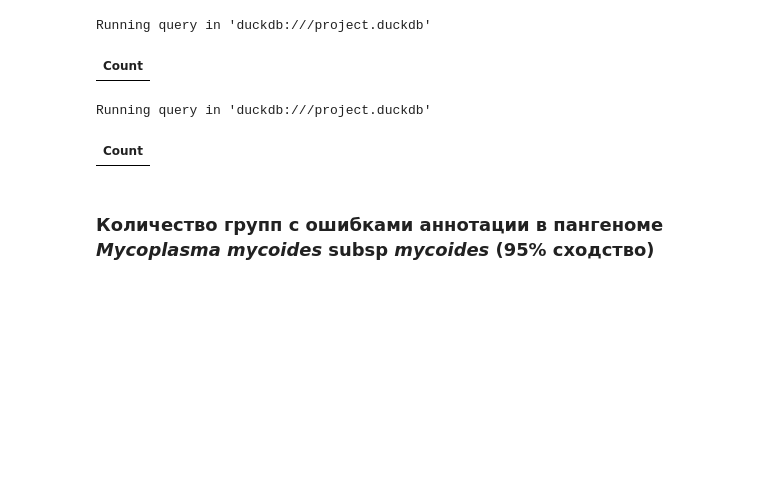
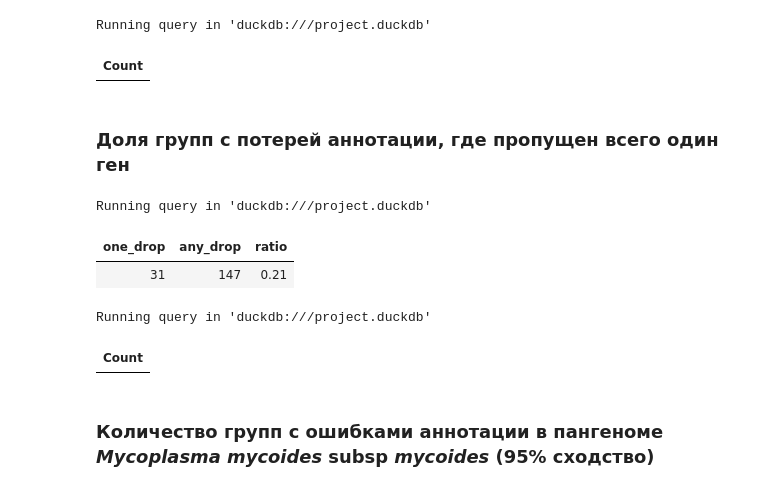
Before and after one commit to Real-Ivan-Chernykh/alan_pangenome, a Jupyter notebook: notebooks/Analyse_result.ipynb, the cells around one changed output. Drawn from its saved outputs; the diff is of its cells as text; code cells hidden in the pictures; blank space fills up the shorter version.

```diff
--- a/notebooks/Analyse_result.ipynb
+++ b/notebooks/Analyse_result.ipynb
@@ -797,6 +885,51 @@ FROM
 # %% [output]
 Running query in 'duckdb:///project.duckdb'
 | Count |
+# %% [markdown]
+### Доля групп с потерей аннотации, где пропущен всего один ген
+# %%
+%%sql
+SELECT
+  SUM(
+    CASE
+      WHEN (genes_num - 1 = seq_num)
+      AND (is_true_start = TRUE)
+      AND (is_true_stop = TRUE) THEN 1
+      ELSE 0
+    END
+  ) AS one_drop,
+  SUM(
+    CASE
+      WHEN (genes_num < seq_num)
+      AND (is_true_start = TRUE)
+      AND (is_true_stop = TRUE) THEN 1
+      ELSE 0
+    END
+  ) AS any_drop,
+  ROUND(
+    1.0 * SUM(
+      CASE
+        WHEN (genes_num - 1 = seq_num)
+        AND (is_true_start = TRUE)
+        AND (is_true_stop = TRUE) THEN 1
+        ELSE 0
+      END
+    ) / SUM(
+      CASE
+        WHEN (genes_num < seq_num)
+        AND (is_true_start = TRUE)
+        AND (is_true_stop = TRUE) THEN 1
+        ELSE 0
+      END
+    ),
+    2
+  ) AS ratio
+FROM
+  alan_table_mycoides_95
+# %% [output]
+Running query in 'duckdb:///project.duckdb'
+| one_drop | any_drop | ratio |
+| 31 | 147 | 0.21 |
 # %%
 %%sql
     CREATE OR REPLACE TABLE mycoides_95_annotation AS
```
Also changed, not shown: parts of 39 cells of this notebook, 19 other files.
